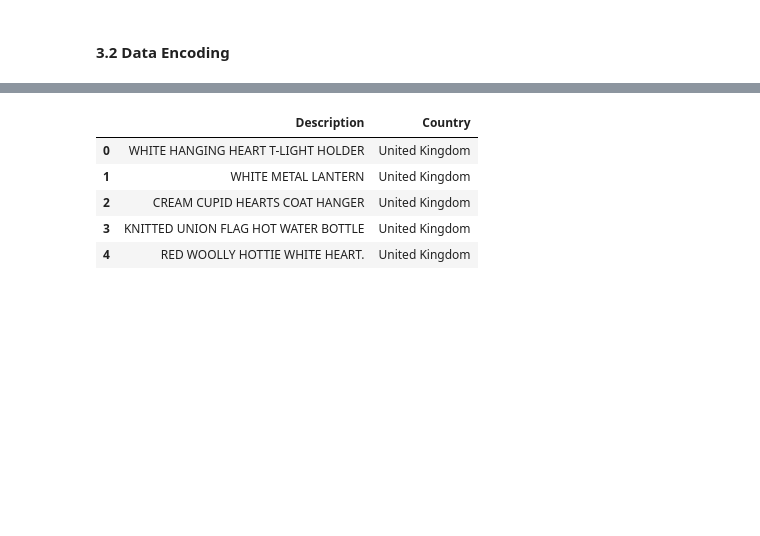
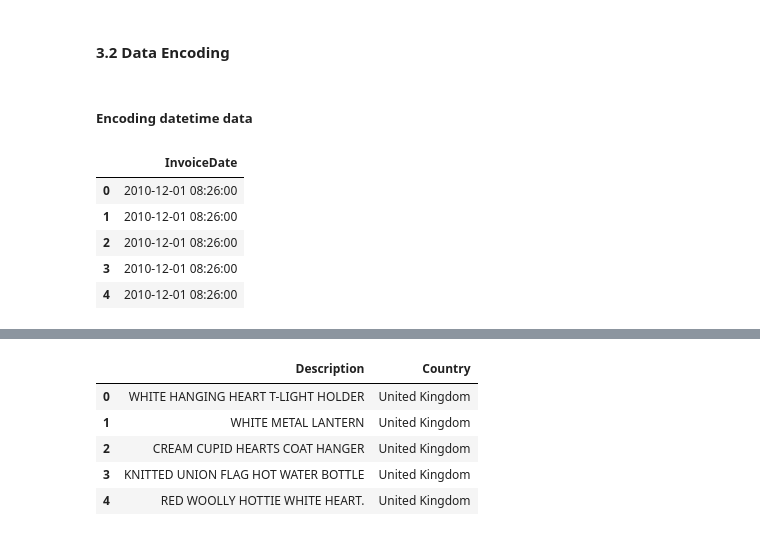
Before and after one commit to WamzMwangi/Unsupervised_Machine_Learning, a Jupyter notebook: Week2_Clustering/Customer_Segmentation_Project.ipynb, the cells around one changed output, grey strips where cells are left out. Cells and saved outputs as stored; diff of their text form; code cells hidden in the pictures; blank space fills up the shorter version.

```diff
--- a/Week2_Clustering/Customer_Segmentation_Project.ipynb
+++ b/Week2_Clustering/Customer_Segmentation_Project.ipynb
@@ -124,3 +107,14 @@ memory usage: 24.7+ MB
 num_df=data.select_dtypes(include=[np.number])
 cat_df=data.select_dtypes(include=[object])
 date_df=data.select_dtypes(include=[np.datetime64])
+# %% [markdown]
+##### Encoding datetime data
+# %%
+date_df.head()
+# %% [output]
+|  | InvoiceDate |
+| 0 | 2010-12-01 08:26:00 |
+| 1 | 2010-12-01 08:26:00 |
+| 2 | 2010-12-01 08:26:00 |
+| 3 | 2010-12-01 08:26:00 |
+| 4 | 2010-12-01 08:26:00 |
```
Also changed, not shown: parts of 10 cells of this notebook.
